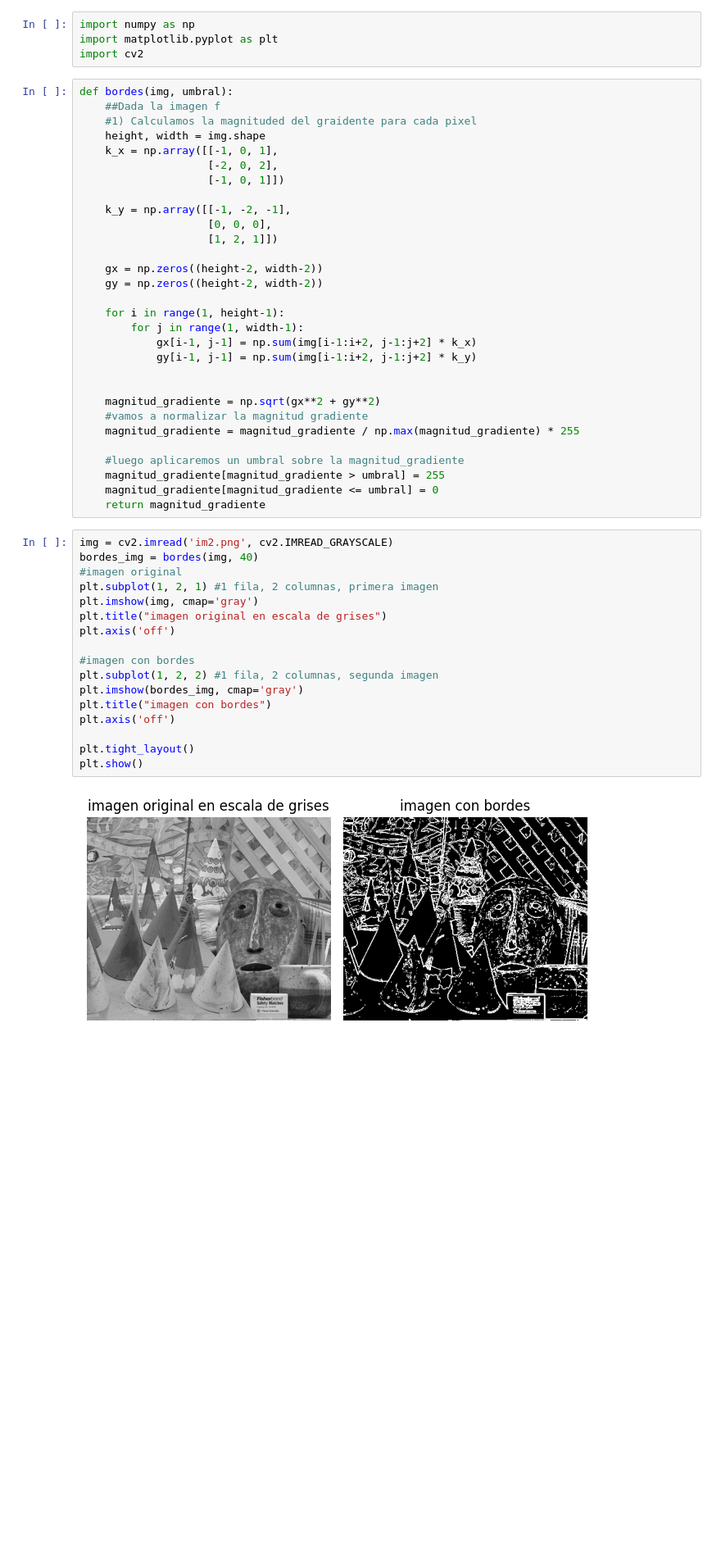
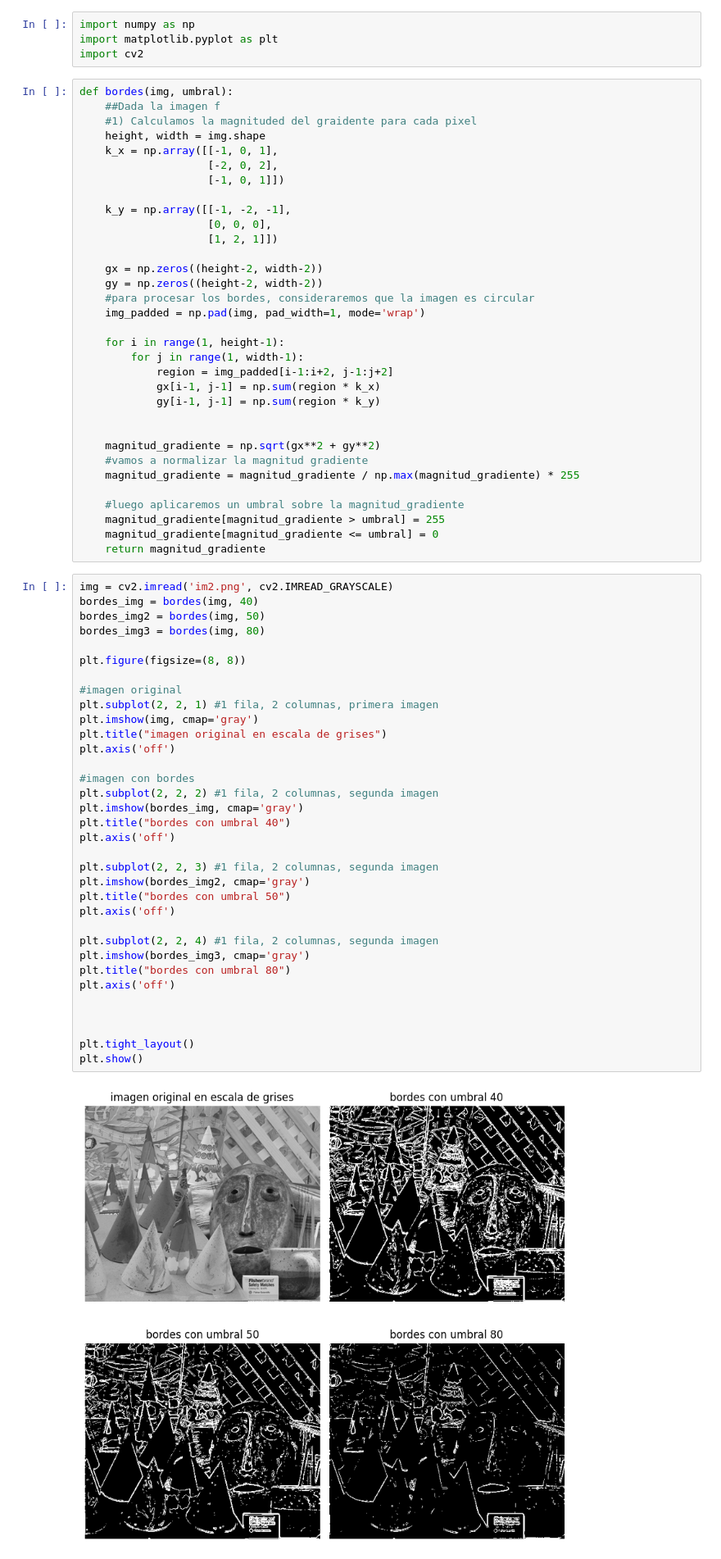
Before and after one commit to digitaldeviltapia/computer-vision-homeworks, a Jupyter notebook: assignment01_pt2/tarea_p2_1_mario_tapia.ipynb, the cells around one changed output. Shown at 82% size. Drawn from its saved outputs; the diff is of its cells as text; blank space fills up the shorter version.

```diff
--- a/assignment01_pt2/tarea_p2_1_mario_tapia.ipynb
+++ b/assignment01_pt2/tarea_p2_1_mario_tapia.ipynb
@@ -53,11 +53,14 @@ def bordes(img, umbral):
 
     gx = np.zeros((height-2, width-2))
     gy = np.zeros((height-2, width-2))
+    #para procesar los bordes, consideraremos que la imagen es circular
+    img_padded = np.pad(img, pad_width=1, mode='wrap')
 
     for i in range(1, height-1):
         for j in range(1, width-1):
-            gx[i-1, j-1] = np.sum(img[i-1:i+2, j-1:j+2] * k_x)
-            gy[i-1, j-1] = np.sum(img[i-1:i+2, j-1:j+2] * k_y)
+            region = img_padded[i-1:i+2, j-1:j+2]
+            gx[i-1, j-1] = np.sum(region * k_x)
+            gy[i-1, j-1] = np.sum(region * k_y)
 
 
     magnitud_gradiente = np.sqrt(gx**2 + gy**2)
@@ -71,20 +74,37 @@ def bordes(img, umbral):
 # %%
 img = cv2.imread('im2.png', cv2.IMREAD_GRAYSCALE)
 bordes_img = bordes(img, 40)
+bordes_img2 = bordes(img, 50)
+bordes_img3 = bordes(img, 80)
+
+plt.figure(figsize=(8, 8))
+
 #imagen original
-plt.subplot(1, 2, 1) #1 fila, 2 columnas, primera imagen
+plt.subplot(2, 2, 1) #1 fila, 2 columnas, primera imagen
 plt.imshow(img, cmap='gray')
 plt.title("imagen original en escala de grises")
 plt.axis('off')
 
 #imagen con bordes
-plt.subplot(1, 2, 2) #1 fila, 2 columnas, segunda imagen
+plt.subplot(2, 2, 2) #1 fila, 2 columnas, segunda imagen
 plt.imshow(bordes_img, cmap='gray')
-plt.title("imagen con bordes")
+plt.title("bordes con umbral 40")
 plt.axis('off')
+
+plt.subplot(2, 2, 3) #1 fila, 2 columnas, segunda imagen
+plt.imshow(bordes_img2, cmap='gray')
+plt.title("bordes con umbral 50")
+plt.axis('off')
+
+plt.subplot(2, 2, 4) #1 fila, 2 columnas, segunda imagen
+plt.imshow(bordes_img3, cmap='gray')
+plt.title("bordes con umbral 80")
+plt.axis('off')
+
+
 
 plt.tight_layout()
 plt.show()
 # %% [output]
-[figure, old version]
+[figure, new version]
 # %%
```
Also changed, not shown: parts of 26 cells of this notebook, 6 other files.
